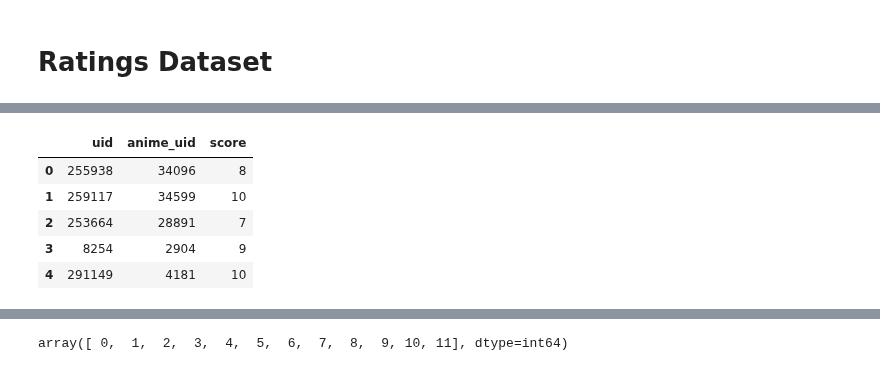
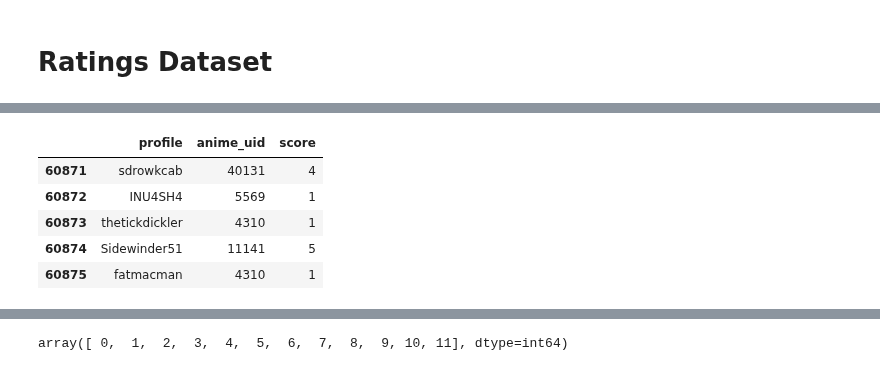
Before and after one commit to Zenoix/Anime-Recommendations, a Jupyter notebook: deployment data/data cleaning.ipynb, the cells around one changed output, grey strips where cells are left out. Saved outputs shown, nothing was run; the diff lists cells and outputs as text; code cells hidden in the pictures.

Commit message:
Removed duplicate data and cleaned the data properly

```diff
--- a/deployment data/data cleaning.ipynb
+++ b/deployment data/data cleaning.ipynb
@@ -82,3 +82,6 @@ rating_df.head()
 | 2 | 253664 | skrn | 28891 | \n \n \n \n ... | 7 | {'Overall': '7', 'Story': '7', 'A... | https://myanimelist.net/reviews.p... |
 | 3 | 8254 | edgewalker00 | 2904 | \n \n \n \n ... | 9 | {'Overall': '9', 'Story': '9', 'A... | https://myanimelist.net/reviews.p... |
 | 4 | 291149 | aManOfCulture99 | 4181 | \n \n \n \n ... | 10 | {'Overall': '10', 'Story': '10', ... | https://myanimelist.net/reviews.p... |
+# %%
+rating_df = rating_df.drop(["text", "link"], axis=1)
+rating_df
@@ -84,0 +119,3 @@ rating_df.head()
+# %%
+rating_df.drop_duplicates(keep="last", inplace=True)
+rating_df
@@ -85,10 +136,10 @@ rating_df.head()
 # %%
-rating_df = rating_df[["uid", "anime_uid", "score"]]
+rating_df = rating_df[["profile", "anime_uid", "score"]]
 rating_df.head()
 # %% [output]
-|  | uid | anime_uid | score |
-| 0 | 255938 | 34096 | 8 |
-| 1 | 259117 | 34599 | 10 |
-| 2 | 253664 | 28891 | 7 |
-| 3 | 8254 | 2904 | 9 |
-| 4 | 291149 | 4181 | 10 |
+|  | profile | anime_uid | score |
+| 60871 | sdrowkcab | 40131 | 4 |
+| 60872 | INU4SH4 | 5569 | 1 |
+| 60873 | thetickdickler | 4310 | 1 |
+| 60874 | Sidewinder51 | 11141 | 5 |
+| 60875 | fatmacman | 4310 | 1 |
```
Also changed, not shown: parts of 11 cells of this notebook.
